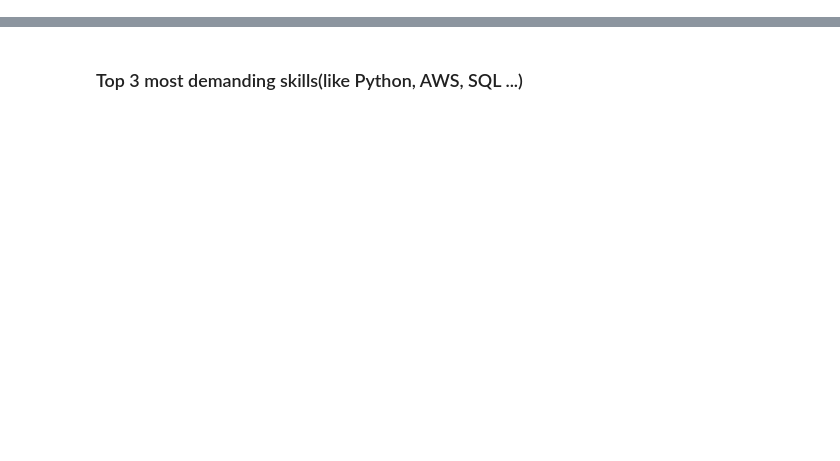
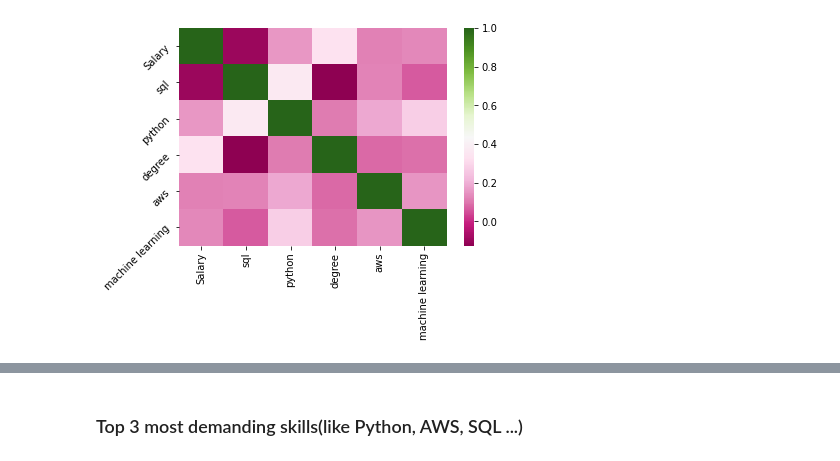
Before and after one commit to raminstad/job_analysis, a Jupyter notebook: EDA.ipynb, the cells around one changed output, grey strips where cells are left out. Saved outputs shown, nothing was run; the diff lists cells and outputs as text; code cells hidden in the pictures; blank space fills up the shorter version.

Commit message:
first commit for analysis

```diff
--- a/EDA.ipynb
+++ b/EDA.ipynb
@@ -0,0 +16,12 @@
+# %%
+# for Folium
+ldf=pd.read_pickle('pickle_w_LongLat_noNaN.pkl')
+# for general analysis
+df=pd.read_pickle('Cleaned_indeed.pkl')
+df.fillna('Not Sepcified',inplace=True)
+# %%
+chart=sns.heatmap(df[['Salary','sql','python','degree','aws','machine learning']].corr(),cmap='PiYG')
+chart.set_yticklabels(chart.get_xticklabels(), rotation=45)
+plt.show()
+# %% [output]
+[figure, added]
```
Also changed, not shown: parts of 10 cells of this notebook.
